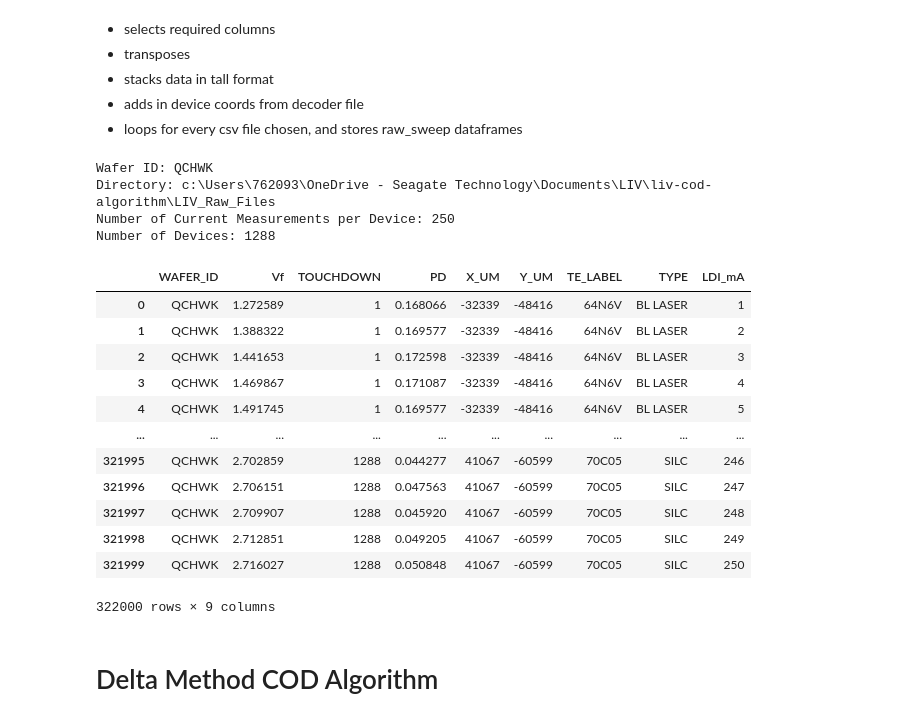
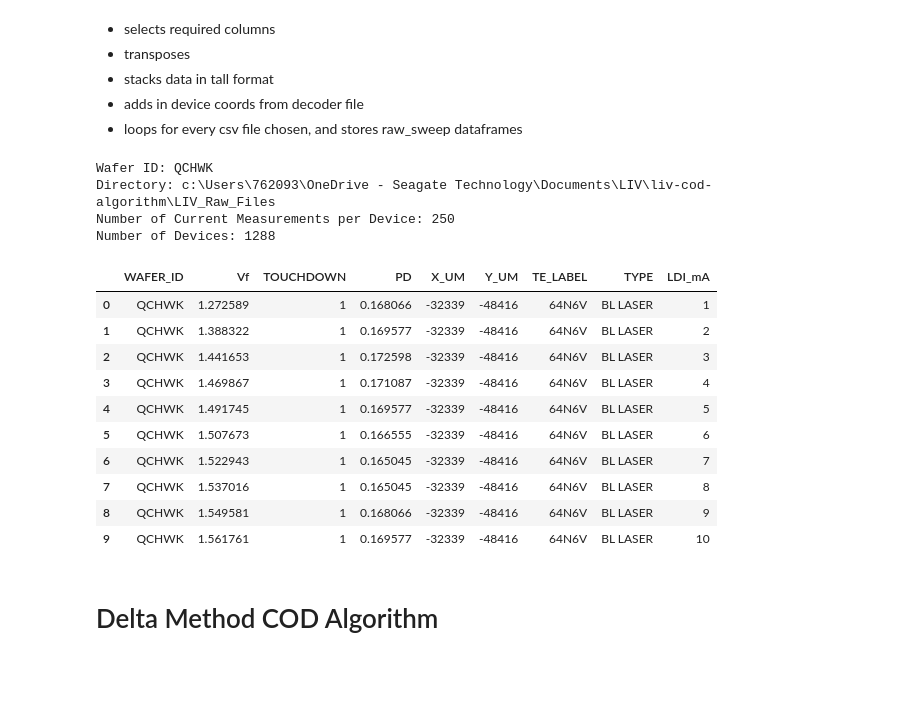
Before and after one commit to VadanKhan/liv-cod-algorithm, a Jupyter notebook: liv_cod_algorithm/cod_algorithm.ipynb, the cells around one changed output. Drawn from its saved outputs; the diff is of its cells as text; code cells hidden in the pictures; blank space fills up the shorter version.

```diff
--- a/liv_cod_algorithm/cod_algorithm.ipynb
+++ b/liv_cod_algorithm/cod_algorithm.ipynb
@@ -66,11 +66,9 @@ print(file_paths)
 - loops for every csv file chosen, and stores raw_sweep dataframes
 # %%
 # Transforming Raw File Code
-warnings.filterwarnings("ignore")
 
-raw_sweeps_tables = []
 
-for file_path in file_paths:
+def transform_raw_file(file_path, decoder_file_path):
     # Read the CSV file, skipping the first 19 rows
     df = pd.read_csv(file_path, skiprows=19)
     # Read the CSV file again to extract the second row
@@ -101,18 +99,13 @@ for file_path in file_paths:
     df_transposed.loc[-1] = new_columns  # Add the new row at the top
     df_transposed.index = df_transposed.index + 1  # Shift the index
     df_transposed = df_transposed.sort_index()  # Sort by index to place the new row at the top
-    # Display the first 10 rows of df_transposed
-    df_transposed.head(10)
-    # df_subset.head(10)
     # Split transposed table into Vf and PD data tables
     df_vf = df_transposed[df_transposed["Label"].str.contains("Vf")]
     df_pd = df_transposed[df_transposed["Label"].str.contains("PD")]
-    # df_vf.head(10)
-    # df_pd.head(10)
     # Drop the 'Label' column
     df_vf.drop(columns=["Label"], inplace=True)
     df_pd.drop(columns=["Label"], inplace=True)
-    # learn data dimensions
+    # Learn data dimensions
     n_meas = df_vf.shape[0]
     print(f"Number of Current Measurements per Device: {n_meas}")
     n_devices = df_vf.shape[1]
@@ -125,7 +118,6 @@ for file_path in file_paths:
     df_concat_pd = pd.concat([df_pd[col] for col in df_pd.columns], ignore_index=True).to_frame(name="PD")
     # Cartesian join of Vf and PD data tables
     df_raw_sweeps = pd.concat([df_concat_vf, df_concat_pd], axis=1)
-    # df_raw_sweeps.head(270)
     # Add device coordinates from original RAW file
     if "TOUCHDOWN" in df.columns and "STX_WAFER_X_UM" in df.columns and "STX_WAFER_Y_UM" in df.columns:
         df_raw_sweeps = df_raw_sweeps.merge(df[["TOUCHDOWN", "STX_WAFER_X_UM", "STX_WAFER_Y_UM"]], on="TOUCHDOWN", how="left")
@@ -137,42 +129,49 @@ for file_path in file_paths:
         if "YMIN" in df_decoder.columns and "XMIN" in df_decoder.columns:
             df_raw_sweeps = df_raw_sweeps.merge(
                 df_decoder[["YMIN", "XMIN", "TE_LABEL", "TYPE"]],
                 left_on=["STX_WAFER_Y_UM", "STX_WAFER_X_UM"],
                 right_on=["YMIN", "XMIN"],
                 how="left",
             ).drop(columns=["YMIN", "XMIN"])
         else:
             print("Required columns for merging decoder data are missing in the decoder file.")
     else:
         print(f"Decoder file not found at {decoder_file_path}")
     # Rename the columns
     df_raw_sweeps.rename(columns={"STX_WAFER_X_UM": "X_UM", "STX_WAFER_Y_UM": "Y_UM"}, inplace=True)
     # Add current column as a repeating sequence of length n_meas
     df_raw_sweeps["LDI_mA"] = [i % n_meas + 1 for i in range(len(df_raw_sweeps))]
     # Add a column for WAFER_ID with the wafer_id value repeated for every row
     df_raw_sweeps.insert(0, "WAFER_ID", wafer_id)
+    return df_raw_sweeps
+
+
+# Calling the code
+warnings.filterwarnings("ignore")
+raw_sweeps_tables = []
+
+for file_path in file_paths:
+    df_raw_sweeps = transform_raw_file(file_path, decoder_file_path)
     raw_sweeps_tables.append(df_raw_sweeps)
 
-# Display the first 10 rows of df_raw_sweeps
-raw_sweeps_tables[0].head(379500)
+# Display the first 10 rows of the first raw_sweeps table
+raw_sweeps_tables[0].head(10)
 # %% [output]
 Wafer ID: QCHWK
 Directory: c:\Users\762093\OneDrive - Seagate Technology\Documents\LIV\liv-cod-algorithm\LIV_Raw_Files
 Number of Current Measurements per Device: 250
 Number of Devices: 1288
 |  | WAFER_ID | Vf | TOUCHDOWN | PD | X_UM | Y_UM | TE_LABEL | TYPE | LDI_mA |
 | 0 | QCHWK | 1.272589 | 1 | 0.168066 | -32339 | -48416 | 64N6V | BL LASER | 1 |
 | 1 | QCHWK | 1.388322 | 1 | 0.169577 | -32339 | -48416 | 64N6V | BL LASER | 2 |
 | 2 | QCHWK | 1.441653 | 1 | 0.172598 | -32339 | -48416 | 64N6V | BL LASER | 3 |
 | 3 | QCHWK | 1.469867 | 1 | 0.171087 | -32339 | -48416 | 64N6V | BL LASER | 4 |
 | 4 | QCHWK | 1.491745 | 1 | 0.169577 | -32339 | -48416 | 64N6V | BL LASER | 5 |
-| ... | ... | ... | ... | ... | ... | ... | ... | ... | ... |
-| 321995 | QCHWK | 2.702859 | 1288 | 0.044277 | 41067 | -60599 | 70C05 | SILC | 246 |
-| 321996 | QCHWK | 2.706151 | 1288 | 0.047563 | 41067 | -60599 | 70C05 | SILC | 247 |
-| 321997 | QCHWK | 2.709907 | 1288 | 0.045920 | 41067 | -60599 | 70C05 | SILC | 248 |
-| 321998 | QCHWK | 2.712851 | 1288 | 0.049205 | 41067 | -60599 | 70C05 | SILC | 249 |
-| 321999 | QCHWK | 2.716027 | 1288 | 0.050848 | 41067 | -60599 | 70C05 | SILC | 250 |
+| 5 | QCHWK | 1.507673 | 1 | 0.166555 | -32339 | -48416 | 64N6V | BL LASER | 6 |
+| 6 | QCHWK | 1.522943 | 1 | 0.165045 | -32339 | -48416 | 64N6V | BL LASER | 7 |
+| 7 | QCHWK | 1.537016 | 1 | 0.165045 | -32339 | -48416 | 64N6V | BL LASER | 8 |
+| 8 | QCHWK | 1.549581 | 1 | 0.168066 | -32339 | -48416 | 64N6V | BL LASER | 9 |
+| 9 | QCHWK | 1.561761 | 1 | 0.169577 | -32339 | -48416 | 64N6V | BL LASER | 10 |
-322000 rows × 9 columns
 # %% [markdown]
 # Delta Method COD Algorithm
 # %% [markdown]
```
Also changed, not shown: parts of 4 cells of this notebook, 3 other files.
